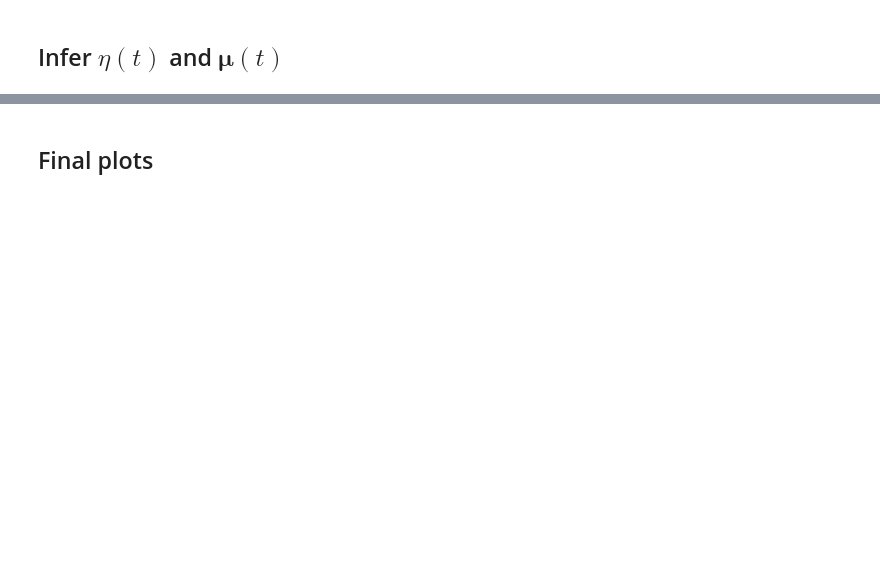
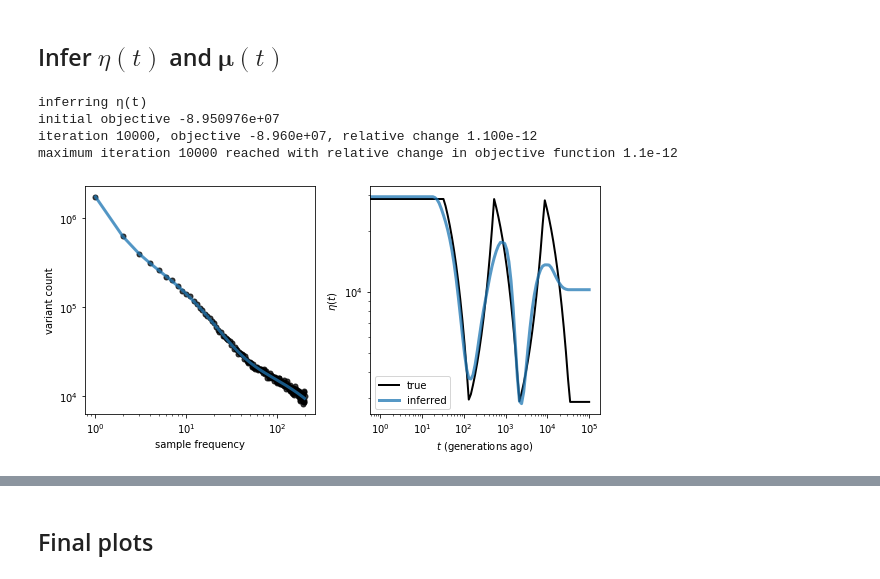
Before and after one commit to harrispopgen/mushi, a Jupyter notebook: simulation.ipynb, the cells around one changed output, grey strips where cells are left out. Drawn from its saved outputs; the diff is of its cells as text; code cells hidden in the pictures; blank space fills up the shorter version.

```diff
--- a/simulation.ipynb
+++ b/simulation.ipynb
@@ -137,23 +155,29 @@ plt.show()
 # %%
 ksfs.clear_eta()
 ksfs.clear_mu()
 
 # define regularization parameters and convergence criteria
-convergence = dict(tol=1e-16, max_iter=10000)
-regularization_eta = dict(alpha_tv=2e1, alpha_spline=2e2, alpha_ridge=1e-10)
+convergence = dict(tol=0, max_iter=10000)
+regularization_eta = dict(alpha_tv=2e0, alpha_spline=1e2, alpha_ridge=1e-10)
 
 ksfs.infer_history(change_points, mu0, infer_mu=False,
                    **regularization_eta, **convergence)
 plt.figure(figsize=(8, 4))
 plt.subplot(121)
 ksfs.plot_total(kwargs=dict(ls='', marker='o', ms=5, c='k', alpha=0.75),
                 line_kwargs=dict(c='C0', alpha=0.75, lw=3),
                 fill_kwargs=dict(color='C0', alpha=0.1))
 plt.subplot(122)
 eta_true.plot(c='k', lw=2, label='true')
 ksfs.eta.plot(lw=3, alpha=0.75, label='inferred')
 plt.legend()
 plt.show()
+# %% [output]
+inferring η(t)
+initial objective -8.950976e+07
+iteration 10000, objective -8.960e+07, relative change 1.100e-12
+maximum iteration 10000 reached with relative change in objective function 1.1e-12
+[figure, added]
 # %%
 ksfs.clear_mu()
 
```
Also changed, not shown: parts of 10 cells of this notebook, 2 other files.
